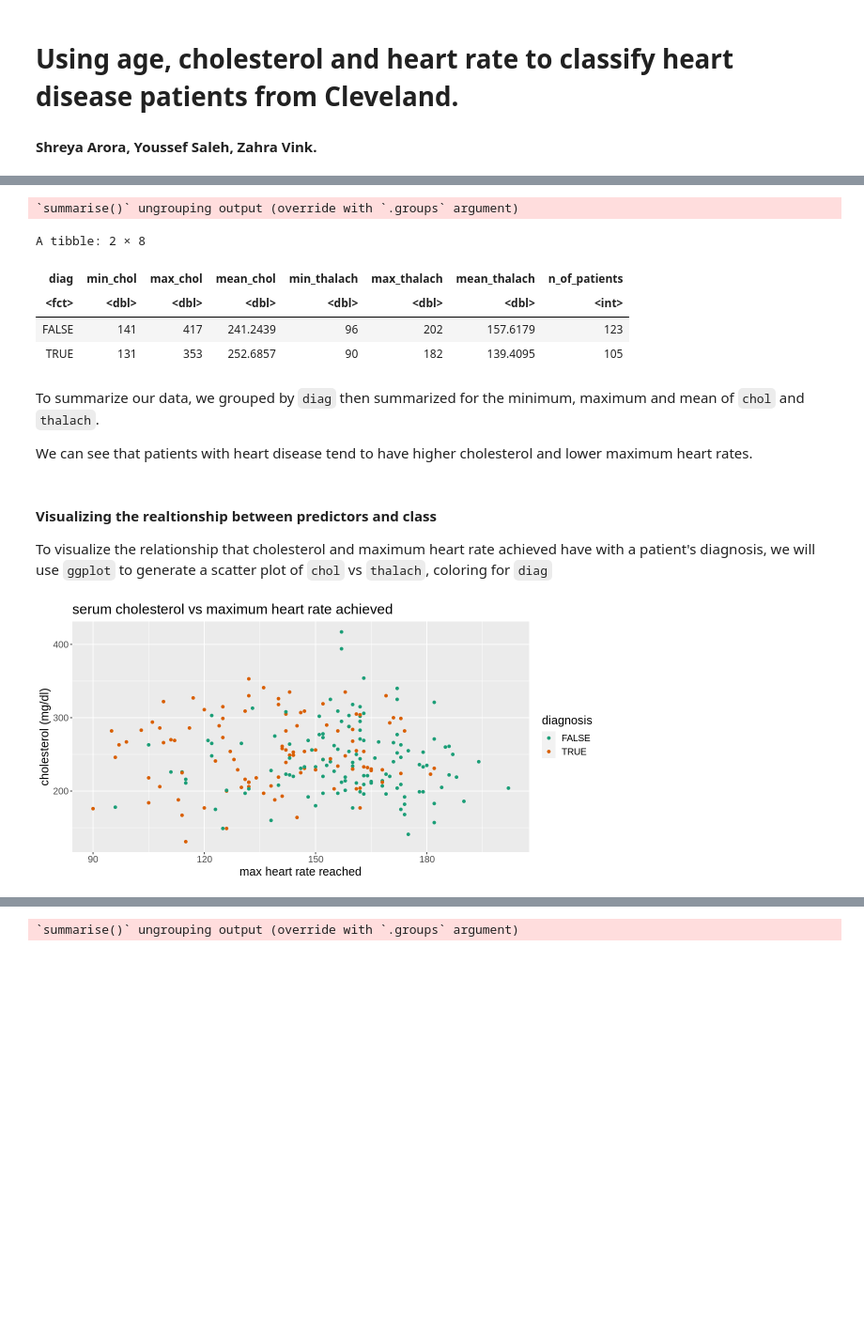
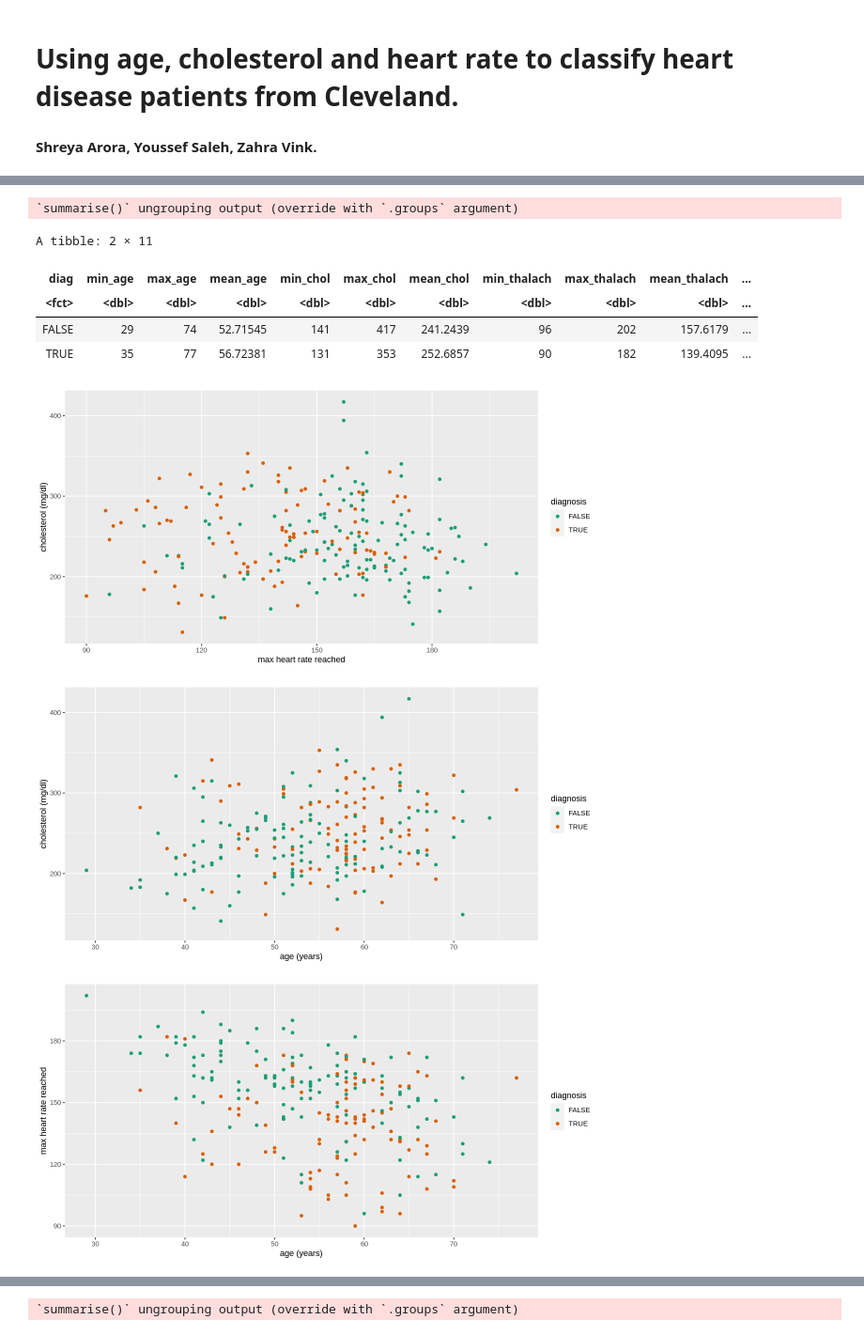
Before and after one commit to Agamchawla/group-29-project, a Jupyter notebook: group_29_project_report.ipynb, the cells around one changed output, grey strips where cells are left out. Shown at 94% size. Cells and saved outputs as stored; diff of their text form; code cells hidden in the pictures; blank space fills up the shorter version.

Commit message:
Added methods
for building the classier and visualizing

```diff
--- a/group_29_project_report.ipynb
+++ b/group_29_project_report.ipynb
@@ -87,22 +65,18 @@ For this data to be used for a classifier, we need to have a true/false column b
 # %%
 set.seed(1)
-# assigning col names
-cleveland_clean <- cleveland_data
+# reading the dataframe from URL, assigning col names and types
+cleveland_data <- read_csv("https://archive.ics.uci.edu/ml/machine-learning-databases/heart-disease/processed.cleveland.data",
+                           col_names = c("age", "sex", "cp", "trestbps", "chol", "fbs", "restecg",
+                                         "thalach", "exang", "oldpeak", "slope", "ca", "thal", "num"),
+                           col_types = list("d", "d", "d", "d", "d", "d", "d", "d", "d", "d", "d", "f", "f", "d"))
 
-colnames(cleveland_clean) <- c("age", "sex", "cp", "trestbps", "chol", "fbs", "restecg",
-                               "thalach", "exang", "oldpeak", "slope", "ca", "thal", "num")
-
-# changing "?" into NA
+# cleaning, wrangling data
 cleveland_data[ cleveland_data == "?" ] <- NA
 
-# adding diag column, setting col types
-# as.integer is being used to get rid of decimal points when switching to factor
-cleveland_clean <- cleveland_clean %>%
+cleveland_clean <- cleveland_data %>%
                     mutate(diag = as.factor(ifelse(is.na(num), NA, (num > 0)))) %>%
                     mutate(sex = as.factor(as.integer(sex)), cp = as.factor(as.integer(cp)),
                            fbs = as.factor(as.integer(fbs)), restecg = as.factor(as.integer(restecg)),
                            exang = as.factor(as.integer(exang)), thal = as.factor(as.integer(thal)),
                            ca = as.factor(as.integer(ca)), slope = as.factor(as.integer(slope))) %>%
                     mutate(num = as_factor(num))
-
-head(cleveland_clean)
@@ -170,36 +108,40 @@ To do this, we will use `group_by` and `summarize` to create a table with the mi
 #summarizing to get min, max, mean of each predictor + total no. of rows per class
 cleveland_summary <- cleveland_training %>%
                     group_by(diag) %>%
-                    summarize(min_chol = min(chol), max_chol = max(chol), mean_chol = mean(chol),
+                    summarize(min_age = min(age), max_age = max(age), mean_age = mean(age),
+                              min_chol = min(chol), max_chol = max(chol), mean_chol = mean(chol),
                               min_thalach = min(thalach), max_thalach = max(thalach), mean_thalach = mean(thalach),
                               n_of_patients = n())
 
 cleveland_summary
 # %% [output]
 `summarise()` ungrouping output (override with `.groups` argument)
-A tibble: 2 × 8
+A tibble: 2 × 11
-| diag | min_chol | max_chol | mean_chol | min_thalach | max_thalach | mean_thalach | n_of_patients |
-| <fct> | <dbl> | <dbl> | <dbl> | <dbl> | <dbl> | <dbl> | <int> |
-| FALSE | 141 | 417 | 241.2439 | 96 | 202 | 157.6179 | 123 |
-| TRUE | 131 | 353 | 252.6857 | 90 | 182 | 139.4095 | 105 |
+| diag | min_age | max_age | mean_age | min_chol | max_chol | mean_chol | min_thalach | max_thalach | mean_thalach | ... |
+| <fct> | <dbl> | <dbl> | <dbl> | <dbl> | <dbl> | <dbl> | <dbl> | <dbl> | <dbl> | ... |
+| FALSE | 29 | 74 | 52.71545 | 141 | 417 | 241.2439 | 96 | 202 | 157.6179 | ... |
+| TRUE | 35 | 77 | 56.72381 | 131 | 353 | 252.6857 | 90 | 182 | 139.4095 | ... |
-# %% [markdown]
-To summarize our data, we grouped by `diag` then summarized for the minimum, maximum and mean of `chol` and `thalach`.
-
-We can see that patients with heart disease tend to have higher cholesterol and lower maximum heart rates.
-# %% [markdown]
-#### Visualizing the realtionship between predictors and class
-
-To visualize the relationship that cholesterol and maximum heart rate achieved have with a patient's diagnosis, we will use `ggplot` to generate a scatter plot of `chol` vs `thalach`, coloring for `diag`
 # %%
 #plotting the training data
-chol_thalach <- ggplot(cleveland_training, aes(x = thalach, y = chol, color = diag)) +
+plot1 <- ggplot(cleveland_training, aes(x = thalach, y = chol, color = diag)) +
                  geom_point() +
-                 labs(x = "max heart rate reached", y = "cholesterol (mg/dl)",
-                      color = "diagnosis", title = "serum cholesterol vs maximum heart rate achieved") +
-                 scale_color_brewer(palette = "Dark2") +
-                 theme(text = element_text(size = 15))
+                 labs(x = "max heart rate reached", y = "cholesterol (mg/dl)", color = "diagnosis") +
+                 scale_color_brewer(palette = "Dark2")
 
+plot2 <- ggplot(cleveland_training, aes(x = age, y = chol, color = diag)) +
+                 geom_point() +
+                 labs(x = "age (years)", y = "cholesterol (mg/dl)", color = "diagnosis") +
+                 scale_color_brewer(palette = "Dark2")
 
-chol_thalach
+plot3 <- ggplot(cleveland_training, aes(x = age, y = thalach, color = diag)) +
+                 geom_point() +
+                 labs(x = "age (years)", y = "max heart rate reached", color = "diagnosis") +
+                 scale_color_brewer(palette = "Dark2")
+
+plot1
+plot2
+plot3
 # %% [output]
-[figure, old version]
+[figure, new version]
+[figure, added]
+[figure, added]
```
Also changed, not shown: parts of 39 cells of this notebook.
